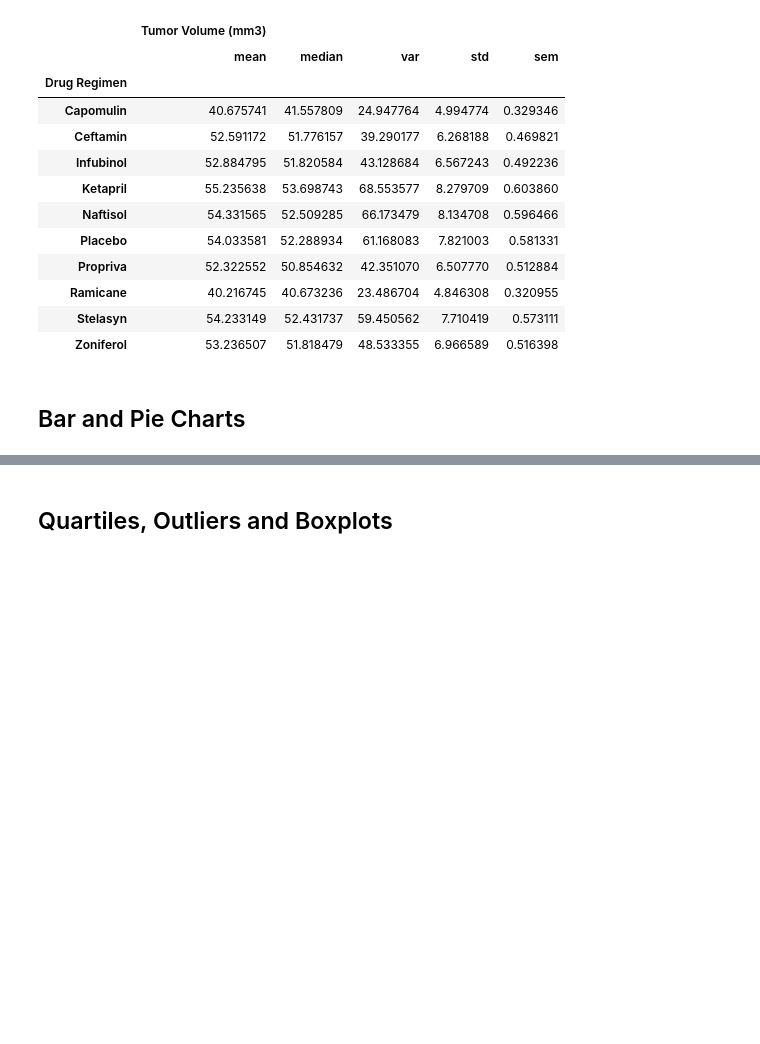
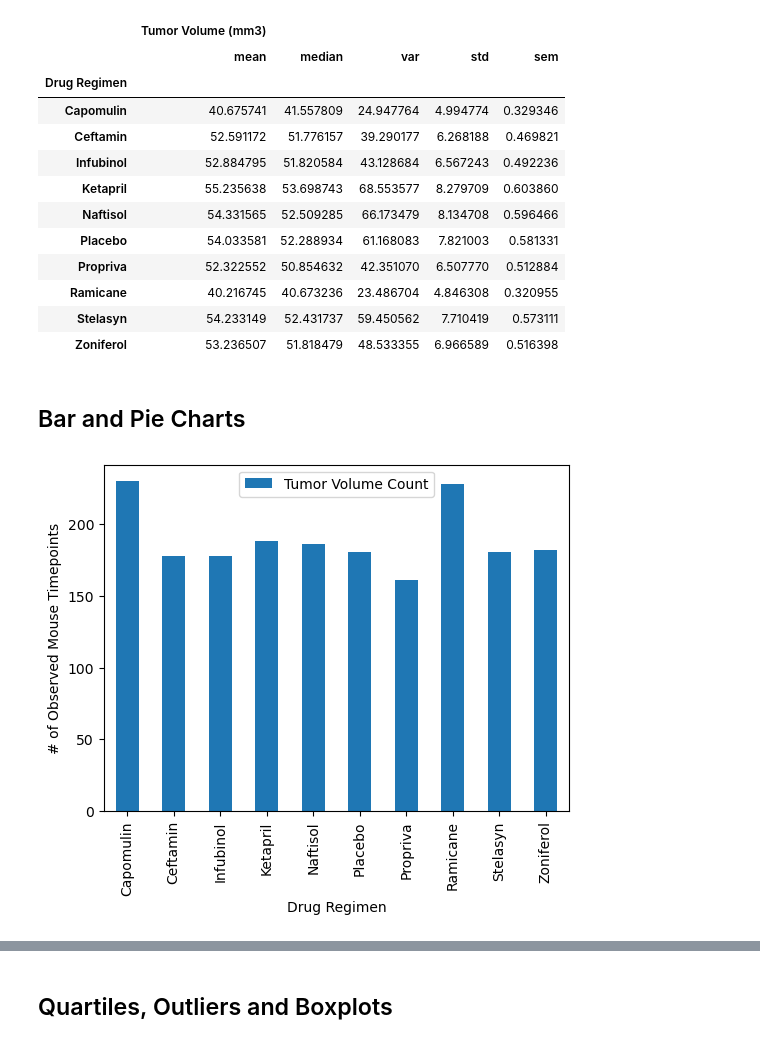
Before and after one commit to benrich322/matplotlib-challenge, a Jupyter notebook: Pymaceuticals/pymaceuticals_final.ipynb, the cells around one changed output, grey strips where cells are left out. Drawn from its saved outputs; the diff is of its cells as text; code cells hidden in the pictures; blank space fills up the shorter version.

Commit message:
created bar charts

```diff
--- a/Pymaceuticals/pymaceuticals_final.ipynb
+++ b/Pymaceuticals/pymaceuticals_final.ipynb
@@ -104,7 +104,7 @@ drug_regimen_df = pd.DataFrame([drug_regimen_summary["Tumor Volume (mm3)"].mean(
                                 drug_regimen_summary["Tumor Volume (mm3)"].median(),
                                 drug_regimen_summary["Tumor Volume (mm3)"].var(),
                                 drug_regimen_summary["Tumor Volume (mm3)"].std(),
-                                drug_regimen_summary["Tumor Volume (mm3)"].sem()
+                                drug_regimen_summary["Tumor Volume (mm3)"].sem(),
                                 ])
 drug_regimen_df = drug_regimen_df.transpose()
 drug_regimen_df.columns = ['Mean Tumor Volume', 'Median Tumor Volume', 'Tumor Volume Variance', 'Tumor Volume Std. Dev.','Tumor Volume Std. Err.']
@@ -150,5 +150,13 @@ drug_regimen_agg
 ## Bar and Pie Charts
 # %%
 # Generate a bar plot showing the total number of rows (Mouse ID/Timepoints) for each drug regimen using Pandas.
+drug_regimen_df["Tumor Volume Count"] = drug_regimen_summary["Tumor Volume (mm3)"].count()
+drug_regimen_chart = drug_regimen_df[["Tumor Volume Count"]]
+drug_regimen_chart.plot(kind="bar", figsize=(6,4.5))
+plt.ylabel("# of Observed Mouse Timepoints")
+plt.xlabel("Drug Regimen")
+plt.show()
+# %% [output]
+[figure, added]
 # %%
 # Generate a bar plot showing the total number of rows (Mouse ID/Timepoints) for each drug regimen using pyplot.
```
Also changed, not shown: parts of 1 cell of this notebook.
